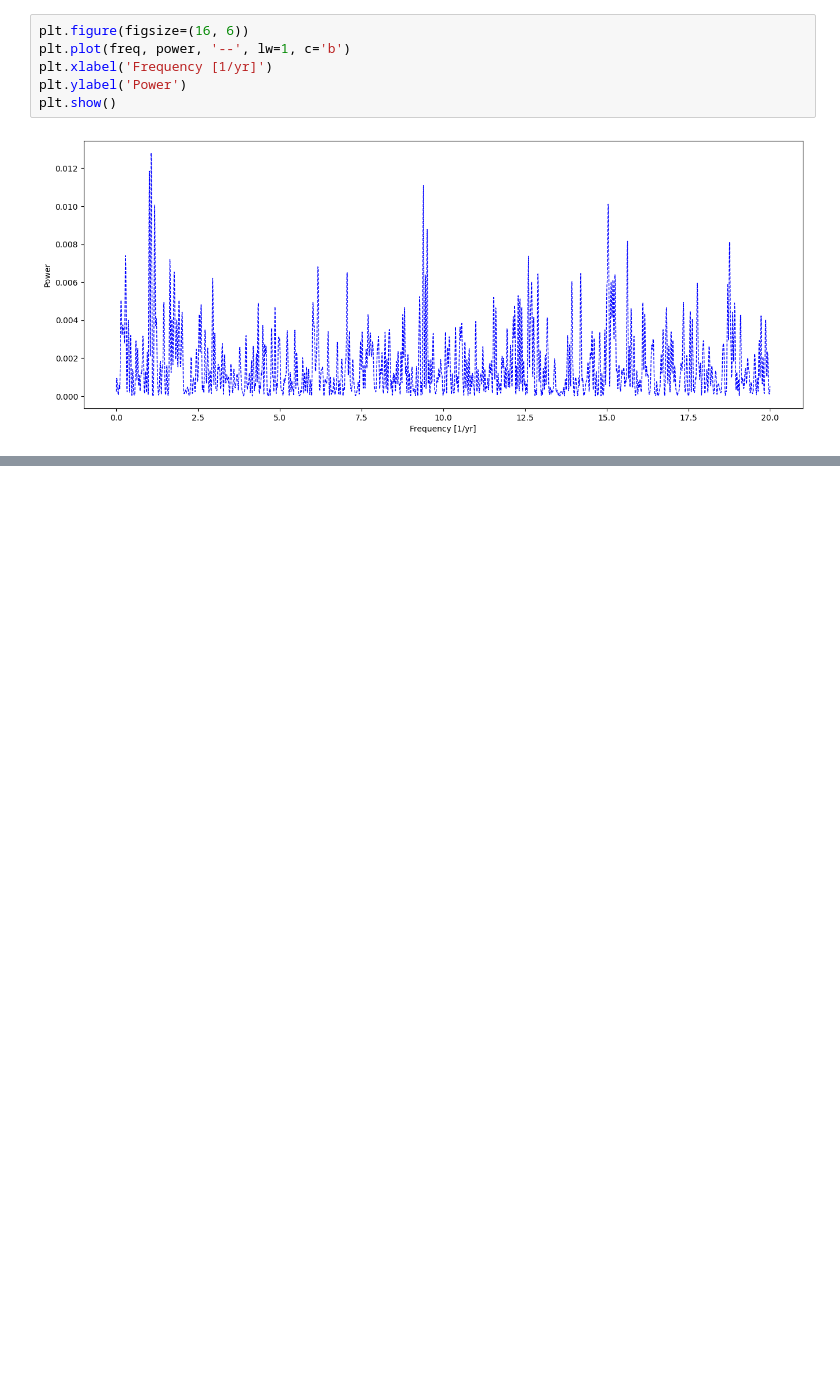
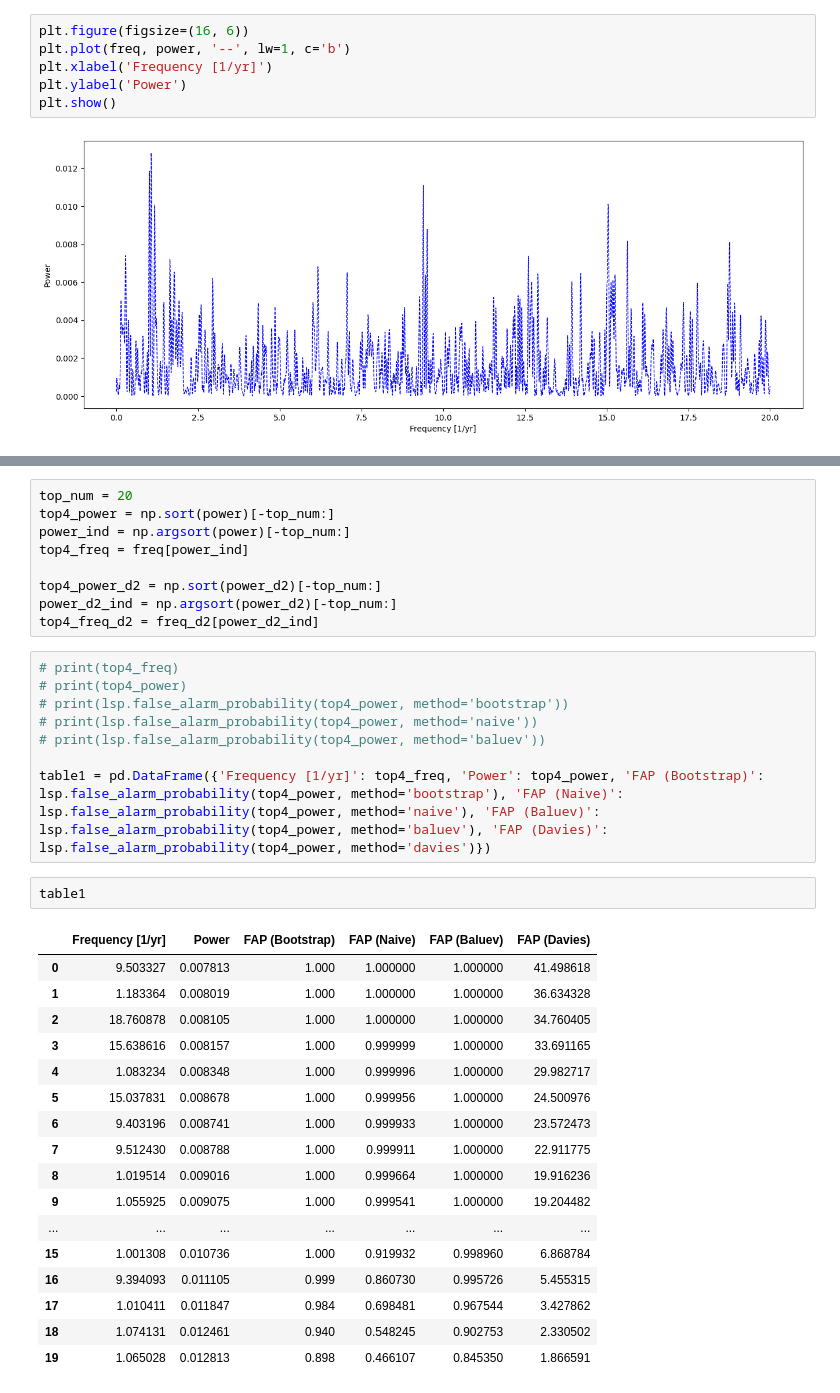
Before and after one commit to DarkWake9/Project-LP, a Jupyter notebook: task3.ipynb, the cells around one changed output, grey strips where cells are left out. Cells and saved outputs as stored; diff of their text form; blank space fills up the shorter version.

```diff
--- a/task3.ipynb
+++ b/task3.ipynb
@@ -171,0 +264,37 @@ plt.show()
+# %%
+top_num = 20
+top4_power = np.sort(power)[-top_num:]
+power_ind = np.argsort(power)[-top_num:]
+top4_freq = freq[power_ind]
+
+top4_power_d2 = np.sort(power_d2)[-top_num:]
+power_d2_ind = np.argsort(power_d2)[-top_num:]
+top4_freq_d2 = freq_d2[power_d2_ind]
+# %%
+# print(top4_freq)
+# print(top4_power)
+# print(lsp.false_alarm_probability(top4_power, method='bootstrap'))
+# print(lsp.false_alarm_probability(top4_power, method='naive'))
+# print(lsp.false_alarm_probability(top4_power, method='baluev'))
+
+table1 = pd.DataFrame({'Frequency [1/yr]': top4_freq, 'Power': top4_power, 'FAP (Bootstrap)': lsp.false_alarm_probability(top4_power, method='bootstrap'), 'FAP (Naive)': lsp.false_alarm_probability(top4_power, method='naive'), 'FAP (Baluev)': lsp.false_alarm_probability(top4_power, method='baluev'), 'FAP (Davies)': lsp.false_alarm_probability(top4_power, method='davies')})
+# %%
+table1
+# %% [output]
+|  | Frequency [1/yr] | Power | FAP (Bootstrap) | FAP (Naive) | FAP (Baluev) | FAP (Davies) |
+| 0 | 9.503327 | 0.007813 | 1.000 | 1.000000 | 1.000000 | 41.498618 |
+| 1 | 1.183364 | 0.008019 | 1.000 | 1.000000 | 1.000000 | 36.634328 |
+| 2 | 18.760878 | 0.008105 | 1.000 | 1.000000 | 1.000000 | 34.760405 |
+| 3 | 15.638616 | 0.008157 | 1.000 | 0.999999 | 1.000000 | 33.691165 |
+| 4 | 1.083234 | 0.008348 | 1.000 | 0.999996 | 1.000000 | 29.982717 |
+| 5 | 15.037831 | 0.008678 | 1.000 | 0.999956 | 1.000000 | 24.500976 |
+| 6 | 9.403196 | 0.008741 | 1.000 | 0.999933 | 1.000000 | 23.572473 |
+| 7 | 9.512430 | 0.008788 | 1.000 | 0.999911 | 1.000000 | 22.911775 |
+| 8 | 1.019514 | 0.009016 | 1.000 | 0.999664 | 1.000000 | 19.916236 |
+| 9 | 1.055925 | 0.009075 | 1.000 | 0.999541 | 1.000000 | 19.204482 |
+| ... | ... | ... | ... | ... | ... | ... |
+| 15 | 1.001308 | 0.010736 | 1.000 | 0.919932 | 0.998960 | 6.868784 |
+| 16 | 9.394093 | 0.011105 | 0.999 | 0.860730 | 0.995726 | 5.455315 |
+| 17 | 1.010411 | 0.011847 | 0.984 | 0.698481 | 0.967544 | 3.427862 |
+| 18 | 1.074131 | 0.012461 | 0.940 | 0.548245 | 0.902753 | 2.330502 |
+| 19 | 1.065028 | 0.012813 | 0.898 | 0.466107 | 0.845350 | 1.866591 |
```
Also changed, not shown: parts of 29 cells of this notebook, 4 other files.
